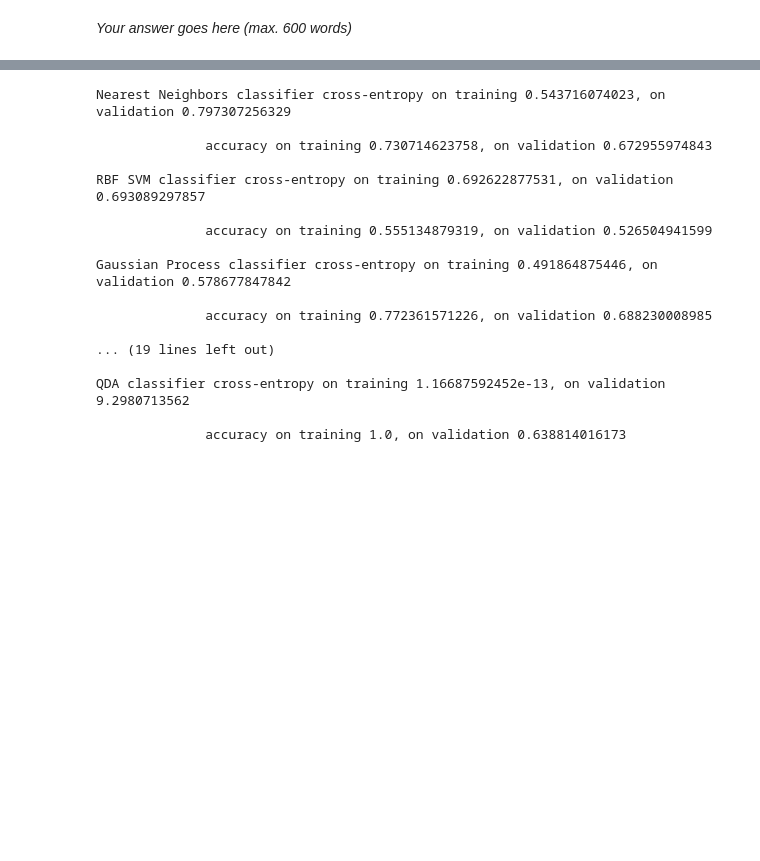
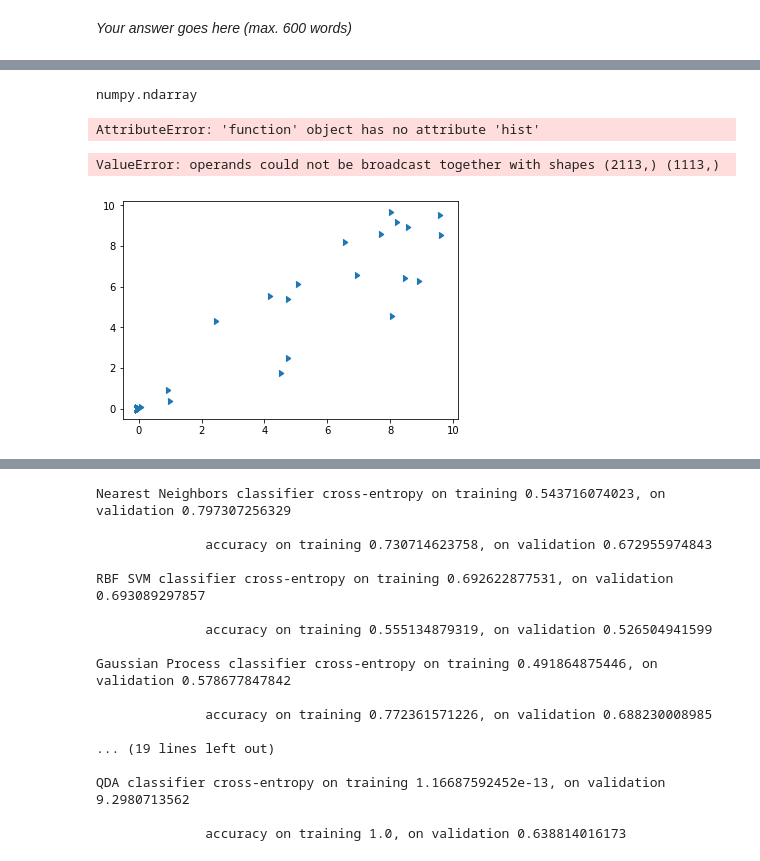
Before and after one commit to ShootingSpace/Machine-learning-practical-with-scikit-learn, a Jupyter notebook: 07_Assignment_3.ipynb, the cells around one changed output, grey strips where cells are left out. Saved outputs shown, nothing was run; the diff lists cells and outputs as text; code cells hidden in the pictures; blank space fills up the shorter version.

```diff
--- a/07_Assignment_3.ipynb
+++ b/07_Assignment_3.ipynb
@@ -1297,0 +1359,6 @@ y_val    (1113L,)
+# %%
+l = np.random.randint(0, high=train_B_1.shape[0], size=train_B_1.shape[0], dtype='l')
+y =train_B_0[name].values
+type(y[l])
+# %% [output]
+numpy.ndarray
@@ -1297,0 +1373,31 @@ y_val    (1113L,)
+# %%
+for name in names:
+    x = train_B_1[name]
+    y = train_B_0[name]
+
+    bins = np.linspace(0, max(max(x),max(y)), 100)
+
+    plt.hist(x,  alpha=0.5, label='x')
+    plt.hist(y,  alpha=0.5, label='y')
+    plt.legend(loc='upper right')
+    plt.show()
+# %% [output]
+AttributeError: 'function' object has no attribute 'hist'
+# %%
+from scipy.stats.stats import pearsonr
+plt.scatter(X_tr_B['dim417'], X_tr_B['dim245'], marker=5)
+n=0
+to_be_drop=[]
+for col_a in X_tr_B:
+    for col_b in X_tr_B:
+        if col_a != col_b:
+            cr,p = pearsonr(X_tr_B[col_a],X_val_B[col_b])
+            if cr >= 0.9:
+                n+=1
+                to_be_drop.append((col_a,col_b))
+                if cr> 0.95:
+                    print(col_a,col_b,cr)
+print('High coefficient related pair numbers： ',int(n/2))
+# %% [output]
+ValueError: operands could not be broadcast together with shapes (2113,) (1113,)
+[figure, added]
```
Also changed, not shown: parts of 16 cells of this notebook, 1 other file.
